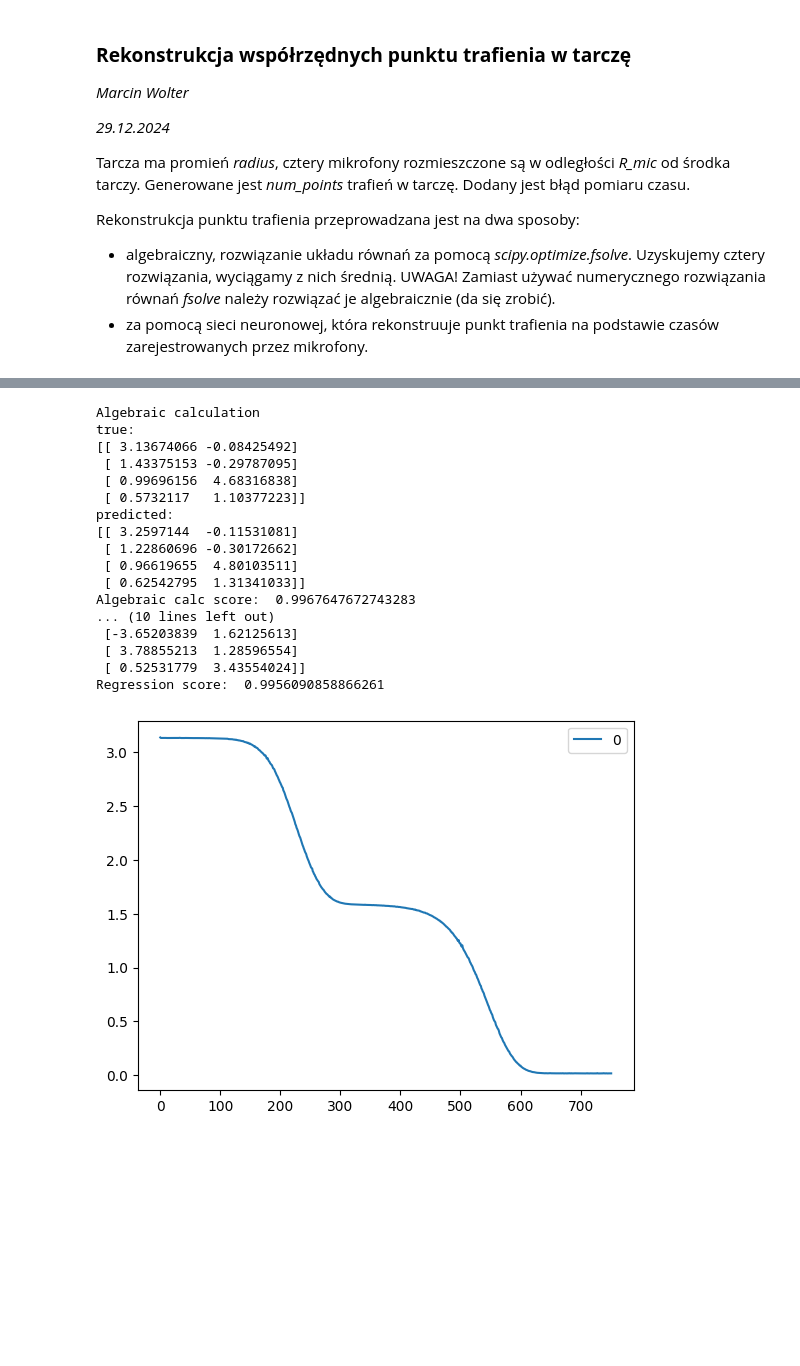
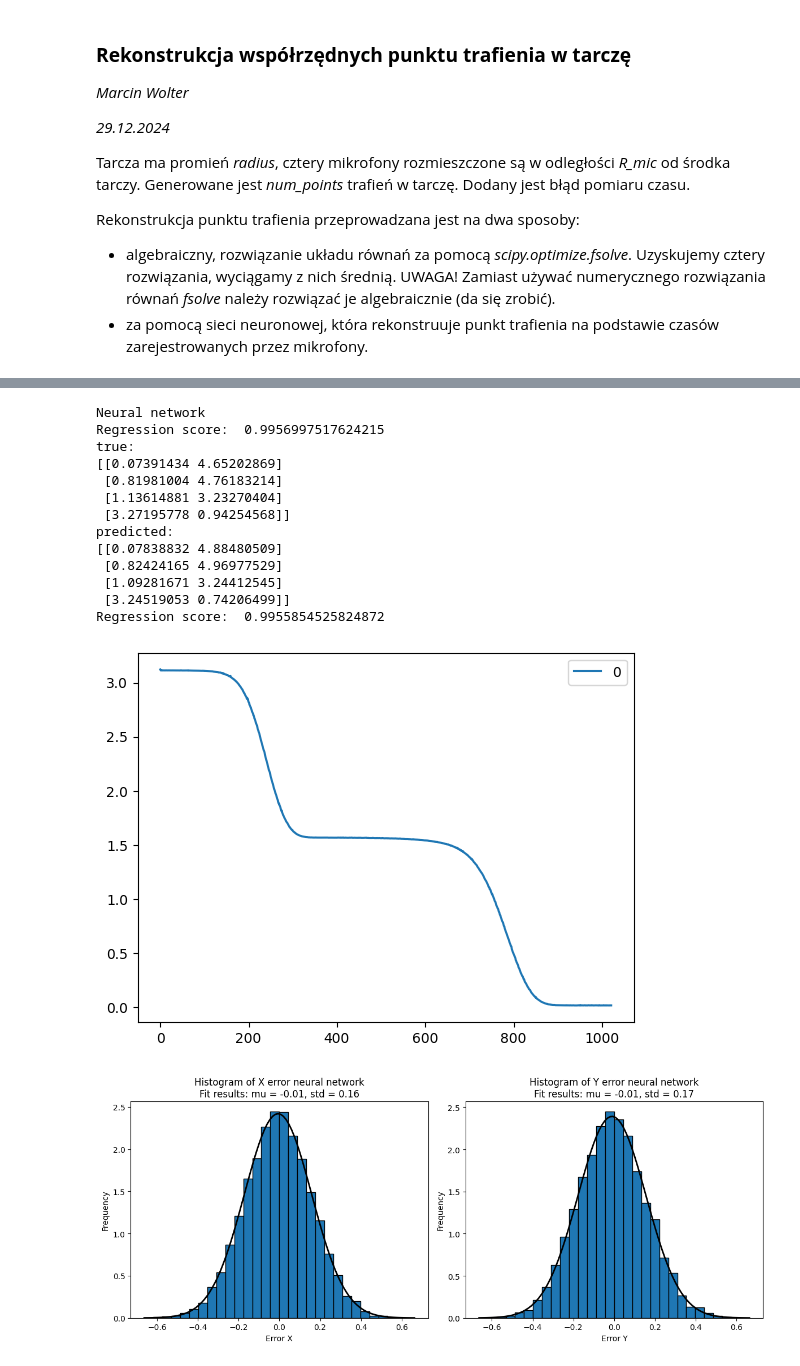
Before and after one commit to marcinwolter/tarcza, a Jupyter notebook: tarcza.ipynb, the cells around one changed output, grey strips where cells are left out. Saved outputs shown, nothing was run; the diff lists cells and outputs as text; code cells hidden in the pictures; blank space fills up the shorter version.

```diff
--- a/tarcza.ipynb
+++ b/tarcza.ipynb
@@ -141,28 +235,4 @@ def regression(out_measured, out_true):
 # %%
-# Example usage:
-radius = 5.0  # Set the radius of the circle
-num_points = 10000 # 10000  # Set the number of random points
-R_mic = 7.
-time_error = 0.000005 # 0.00001
-
-out_true, out_meas, rot_flag = monte_carlo_circle(radius, R_mic, time_error, num_points)
-#print(f"true: {out_true[0:4]}")
-#print(f"meas: {out_meas[0:4]}")
-#print(f"rot: {rot_flag[0:4]}")
-#print(out_true.shape, out_meas.shape, rot_flag.shape)
-
-# algebraic calculation
-out_pred = algebraic_calc(out_meas, R_mic)
-
-print("Algebraic calculation")
-print("true: ")
-print(out_true[0:4])
-print("predicted:")
-print(out_pred[0:4])
-print("Algebraic calc score: ",sklearn.metrics.r2_score(out_true, out_pred))
-print(" ")
-
-
 
 #Regression using neural network
 print("Neural network")
@@ -180,7 +250,7 @@ pd.DataFrame(regr.loss_curve_).plot()
 #regr = pickle.load(open(filename, 'rb'))
 
 # Test regressor on the new data
-out_true, out_meas, rot_flag = monte_carlo_circle(radius, R_mic, time_error, num_points)
+#out_true, out_meas, rot_flag = monte_carlo_circle(radius, R_mic, time_error, num_points)
 predicted = regr.predict(out_meas)
 
 print("true: ")
@@ -189,21 +259,21 @@ print("predicted:")
 print(predicted[0:4])
 print("Regression score: ",regr.score(out_meas, out_true))
 # %% [output]
-Algebraic calculation
+Neural network
+Regression score:  0.9956997517624215
 true:
-[[ 3.13674066 -0.08425492]
- [ 1.43375153 -0.29787095]
- [ 0.99696156  4.68316838]
- [ 0.5732117   1.10377223]]
+[[0.07391434 4.65202869]
+ [0.81981004 4.76183214]
+ [1.13614881 3.23270404]
+ [3.27195778 0.94254568]]
 predicted:
-[[ 3.2597144  -0.11531081]
- [ 1.22860696 -0.30172662]
- [ 0.96619655  4.80103511]
- [ 0.62542795  1.31341033]]
-Algebraic calc score:  0.9967647672743283
-... (10 lines left out)
- [-3.65203839  1.62125613]
- [ 3.78855213  1.28596554]
- [ 0.52531779  3.43554024]]
-Regression score:  0.9956090858866261
+[[0.07838832 4.88480509]
+ [0.82424165 4.96977529]
+ [1.09281671 3.24412545]
+ [3.24519053 0.74206499]]
+Regression score:  0.9955854525824872
-[figure, old version]
+[figure, new version]
+# %%
+plot_error(predicted, out_true, "neural network")
+# %% [output]
+[figure, added]
```
Also changed, not shown: parts of 5 cells of this notebook.
